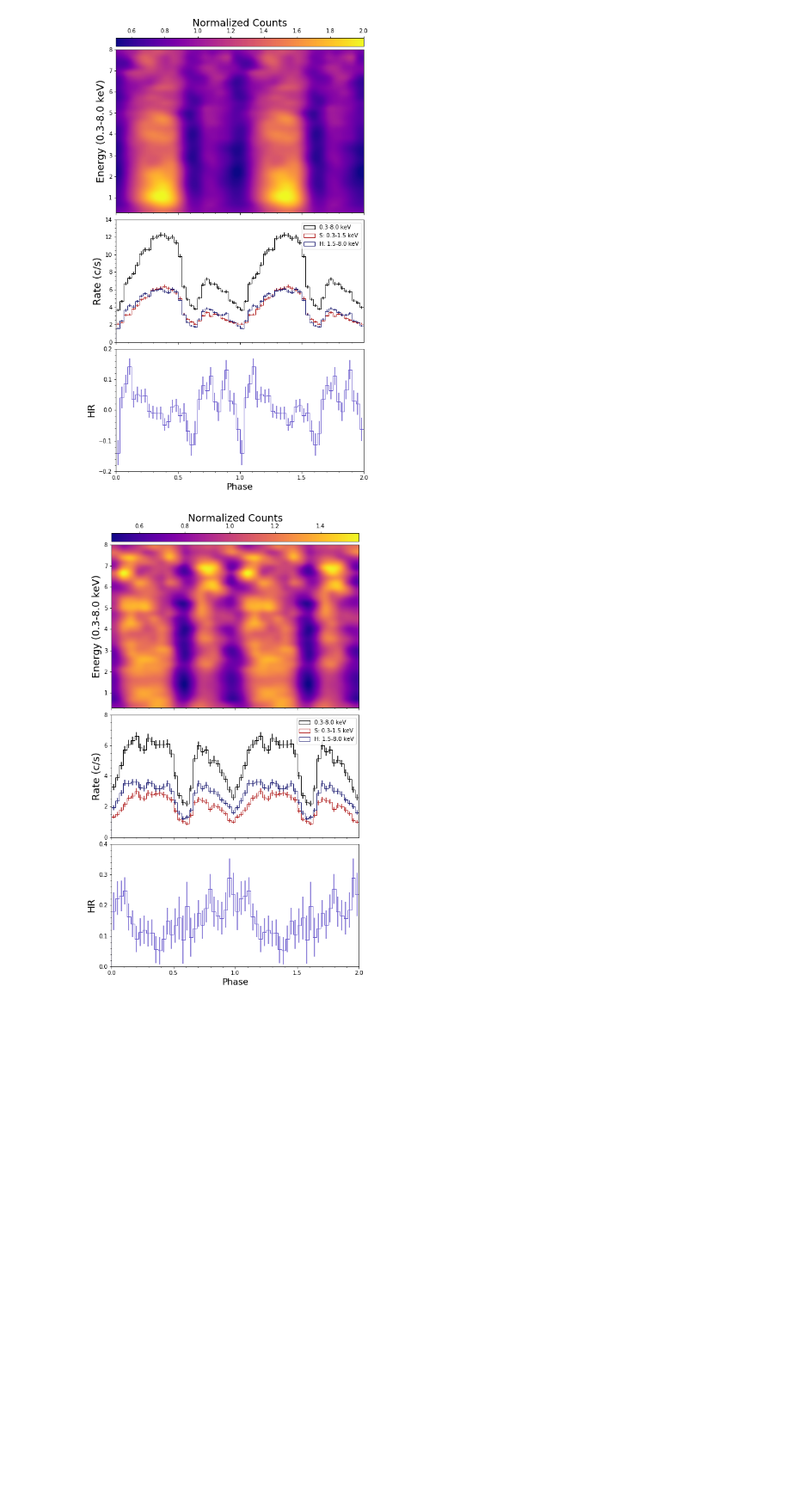
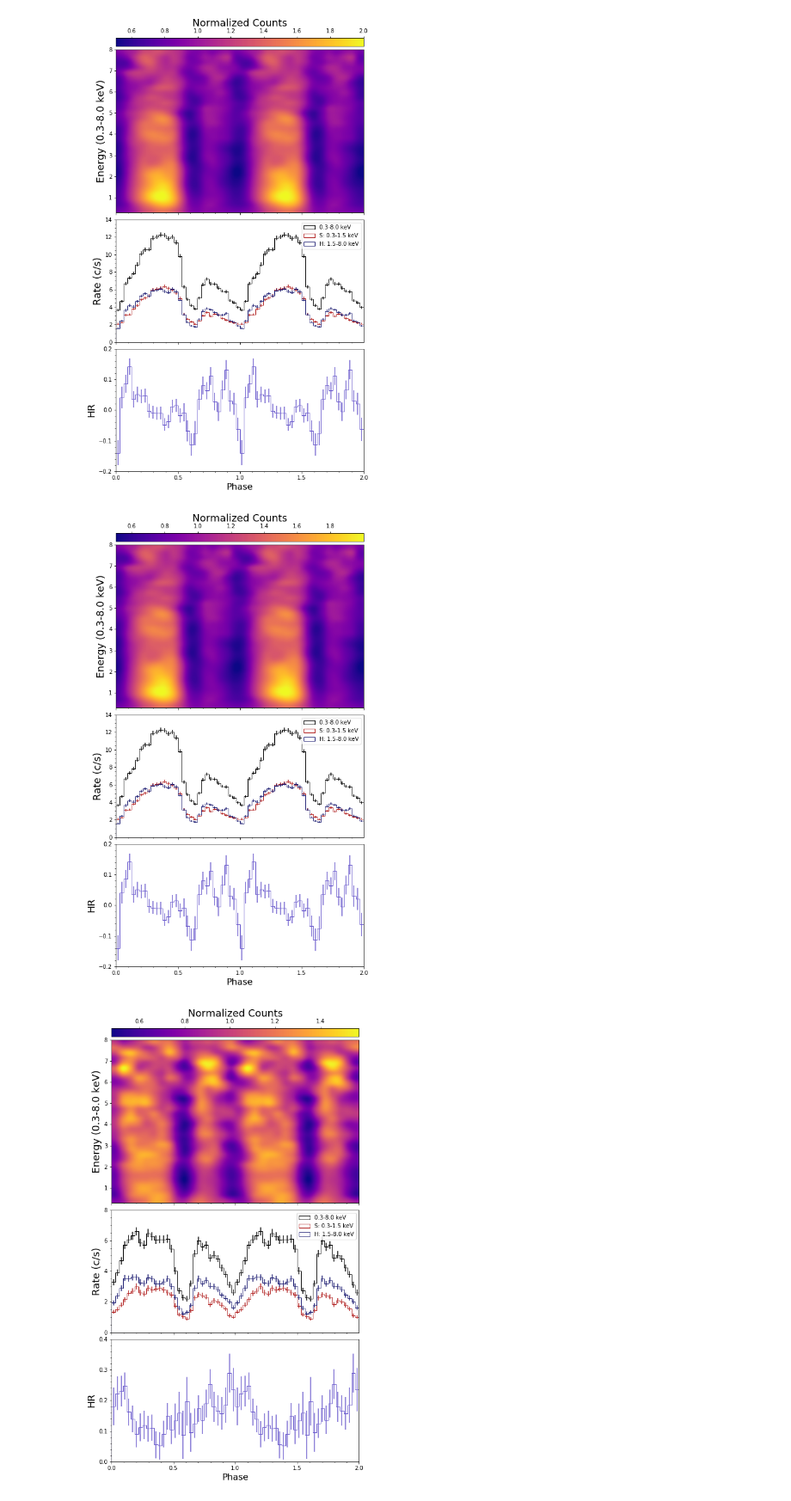
Before and after one commit to lenatreiber/LXP69.5, a Jupyter notebook: newNICER_LXP.ipynb, the cells around one changed output. Shown at 86% size. Drawn from its saved outputs; the diff is of its cells as text; code cells hidden in the pictures; blank space fills up the shorter version.

```diff
--- a/newNICER_LXP.ipynb
+++ b/newNICER_LXP.ipynb
@@ -255,6 +261,14 @@ ep1norm_bg = np.zeros((32,32)) #16 phase bins, 32 energy bins
 for i in range(32):
     ep1norm_bg[i,:] = ((ep1enhist[0][:,31-i]*16/ep1time)-ep1enbg[31-i])
     ep1norm_bg[i,:] = ep1norm_bg[i,:]/np.median(ep1norm_bg[i,:]) #16 phase bins
+# %%
+#gv bg
+#version with each row normalized; bg-subtracted
+#convert to count rate -- make sure corresponding
+gv1norm_bg = np.zeros((32,32)) #16 phase bins
+for i in range(32):
+    gv1norm_bg[i,:] = ((ep1enhist[0][:,31-i]*16/ep1time)-gvb1[31-i,1])
+    gv1norm_bg[i,:] = gv1norm_bg[i,:]/np.median(gv1norm_bg[i,:])
 # %%
 #version with each row normalized; bg-subtracted
 #convert to count rate -- make sure corresponding
@@ -272,5 +294,14 @@ sf('panelep1')
 # %% [output]
 [figure]
+# %%
+#heat map as middle panel with pulse profile and hardness ratios
+#bg-subtracted
+reload(p)
+#32 phase bins (16 in "final" notebook)
+ep1_3pan,ep1_3panerr = p.phaserate(ep1hists,ep1mids,ep1time,ens=['0.3-8.0 keV','S: 0.3-1.5 keV','H: 1.5-8.0 keV'],colors=['black','firebrick','midnightblue'],rate=True,figsize=(8,14),bgb=True,bg=ep1bg,enhist=True,ed=ep1,pd=pd,norm_bg=gv1norm_bg,yrange2=[-0.2,0.18])
+sf('panelep1')
+# %% [output]
+[figure, added]
 # %%
 #for epoch 3; bg-subtracted
 ep3_3pan,ep3_3panerr = p.phaserate(ep3hists,ep3mids,ep3time,ens=['0.3-8.0 keV','S: 0.3-1.5 keV','H: 1.5-8.0 keV'],colors=['black','firebrick','midnightblue'],
```
Also changed, not shown: parts of 20 cells of this notebook.
